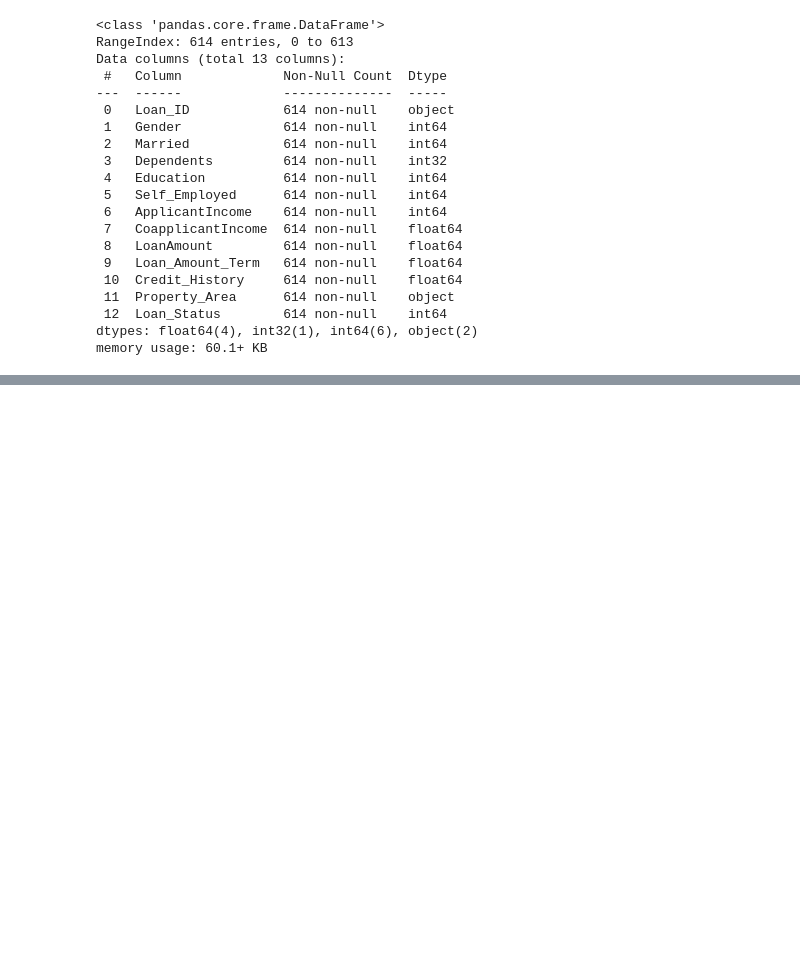
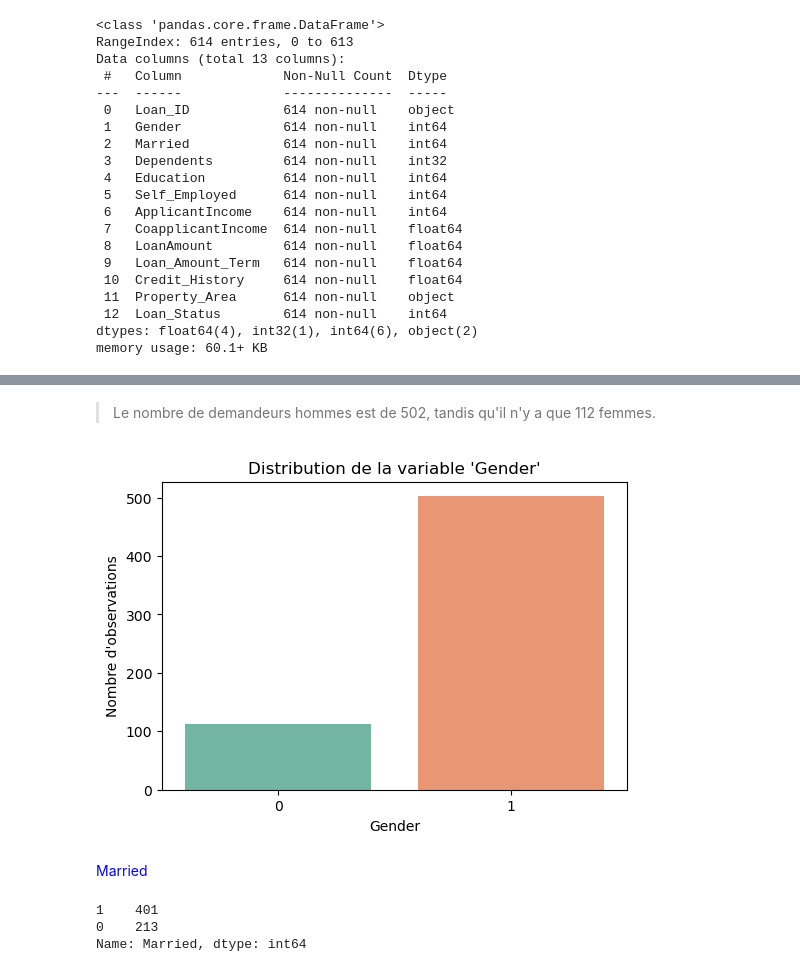
Before and after one commit to 1512200/Logistic_regression_loan_Predict, a Jupyter notebook: LoanPredict_LogisticRegression.ipynb, the cells around one changed output, grey strips where cells are left out. Drawn from its saved outputs; the diff is of its cells as text; code cells hidden in the pictures; blank space fills up the shorter version.

```diff
--- a/LoanPredict_LogisticRegression.ipynb
+++ b/LoanPredict_LogisticRegression.ipynb
@@ -210,0 +237,8 @@ data.describe()
+# %%
+def plt_countplot(variable,data=data,palette='Set2',hue=None):
+    plt.figure(figsize=(6,4))
+    sns.countplot(data=data, x=variable,hue=hue, palette=palette)
+    plt.title(f"Distribution de la variable '{variable}'")
+    plt.xlabel(variable)
+    plt.ylabel("Nombre d'observations")
+    plt.show()
@@ -210,0 +253,14 @@ data.describe()
+# %% [markdown]
+> Le nombre de demandeurs hommes est de 502, tandis qu'il n'y a que 112 femmes.
+# %%
+plt_countplot('Gender',data=data,palette='Set2',hue=None)
+# %% [output]
+[figure, added]
+# %% [markdown]
+<span style="color:blue">Married </span>
+# %%
+data['Married'].value_counts()
+# %% [output]
+1    401
+0    213
+Name: Married, dtype: int64
```
Also changed, not shown: parts of 138 cells of this notebook, 1 other file.
